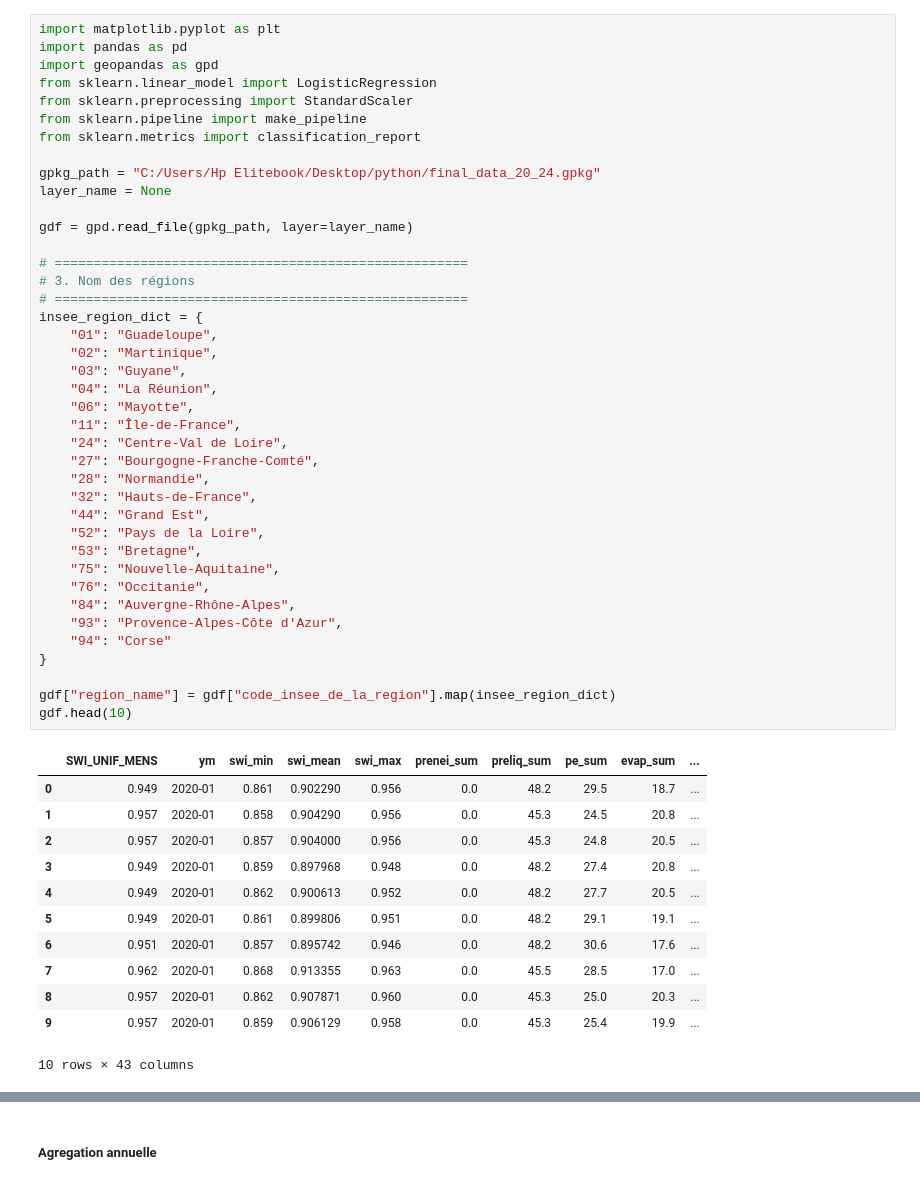
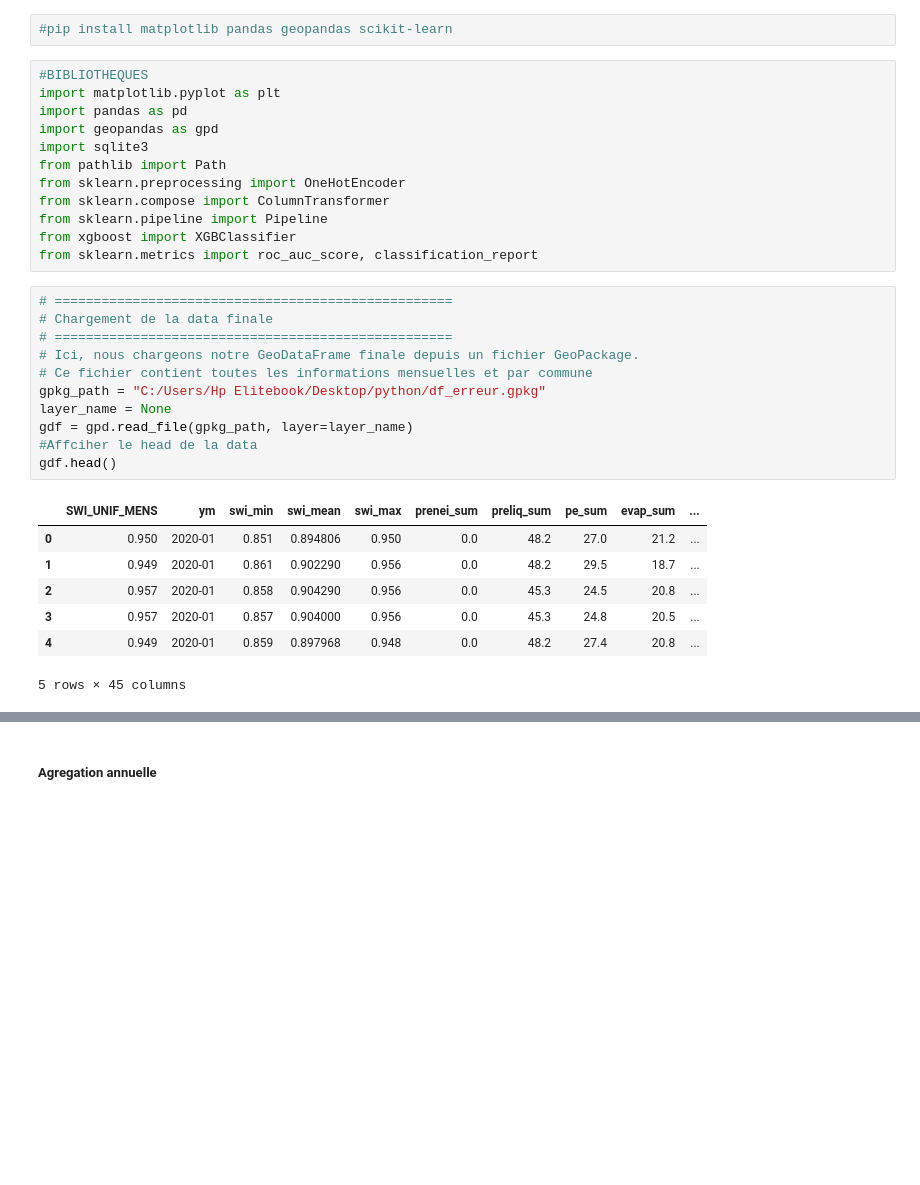
Before and after one commit to Deeson2002/Machine-learning-for-climate-risk, a Jupyter notebook: Code Crespin/Partie3.ipynb, the cells around one changed output, grey strips where cells are left out. Drawn from its saved outputs; the diff is of its cells as text; blank space fills up the shorter version.

```diff
--- a/Code Crespin/Partie3.ipynb
+++ b/Code Crespin/Partie3.ipynb
@@ -21,53 +1,33 @@ Note: you may need to restart the kernel to use updated packages.
+# %%
+#pip install matplotlib pandas geopandas scikit-learn
+# %%
+#BIBLIOTHEQUES
+import matplotlib.pyplot as plt
+import pandas as pd
+import geopandas as gpd
+import sqlite3
+from pathlib import Path
+from sklearn.preprocessing import OneHotEncoder
+from sklearn.compose import ColumnTransformer
+from sklearn.pipeline import Pipeline
+from xgboost import XGBClassifier
+from sklearn.metrics import roc_auc_score, classification_report
 # %%
-import matplotlib.pyplot as plt
-import pandas as pd
-import geopandas as gpd
-from sklearn.linear_model import LogisticRegression
-from sklearn.preprocessing import StandardScaler
-from sklearn.pipeline import make_pipeline
-from sklearn.metrics import classification_report
-
-gpkg_path = "C:/Users/Hp Elitebook/Desktop/python/final_data_20_24.gpkg"
+# ===================================================
+# Chargement de la data finale
+# ===================================================
+# Ici, nous chargeons notre GeoDataFrame finale depuis un fichier GeoPackage.
+# Ce fichier contient toutes les informations mensuelles et par commune
+gpkg_path = "C:/Users/Hp Elitebook/Desktop/python/df_erreur.gpkg"
 layer_name = None
-
 gdf = gpd.read_file(gpkg_path, layer=layer_name)
-
-# =====================================================
-# 3. Nom des régions
-# =====================================================
-insee_region_dict = {
-    "01": "Guadeloupe",
-    "02": "Martinique",
-    "03": "Guyane",
-    "04": "La Réunion",
-    "06": "Mayotte",
-    "11": "Île-de-France",
-    "24": "Centre-Val de Loire",
-    "27": "Bourgogne-Franche-Comté",
-    "28": "Normandie",
-    "32": "Hauts-de-France",
-    "44": "Grand Est",
-    "52": "Pays de la Loire",
-    "53": "Bretagne",
-    "75": "Nouvelle-Aquitaine",
-    "76": "Occitanie",
-    "84": "Auvergne-Rhône-Alpes",
-    "93": "Provence-Alpes-Côte d'Azur",
-    "94": "Corse"
-}
-
-gdf["region_name"] = gdf["code_insee_de_la_region"].map(insee_region_dict)
-gdf.head(10)
+#Affciher le head de la data
+gdf.head()
 # %% [output]
 |  | SWI_UNIF_MENS | ym | swi_min | swi_mean | swi_max | prenei_sum | preliq_sum | pe_sum | evap_sum | ... |
-| 0 | 0.949 | 2020-01 | 0.861 | 0.902290 | 0.956 | 0.0 | 48.2 | 29.5 | 18.7 | ... |
-| 1 | 0.957 | 2020-01 | 0.858 | 0.904290 | 0.956 | 0.0 | 45.3 | 24.5 | 20.8 | ... |
-| 2 | 0.957 | 2020-01 | 0.857 | 0.904000 | 0.956 | 0.0 | 45.3 | 24.8 | 20.5 | ... |
-| 3 | 0.949 | 2020-01 | 0.859 | 0.897968 | 0.948 | 0.0 | 48.2 | 27.4 | 20.8 | ... |
-| 4 | 0.949 | 2020-01 | 0.862 | 0.900613 | 0.952 | 0.0 | 48.2 | 27.7 | 20.5 | ... |
-| 5 | 0.949 | 2020-01 | 0.861 | 0.899806 | 0.951 | 0.0 | 48.2 | 29.1 | 19.1 | ... |
-| 6 | 0.951 | 2020-01 | 0.857 | 0.895742 | 0.946 | 0.0 | 48.2 | 30.6 | 17.6 | ... |
-| 7 | 0.962 | 2020-01 | 0.868 | 0.913355 | 0.963 | 0.0 | 45.5 | 28.5 | 17.0 | ... |
-| 8 | 0.957 | 2020-01 | 0.862 | 0.907871 | 0.960 | 0.0 | 45.3 | 25.0 | 20.3 | ... |
-| 9 | 0.957 | 2020-01 | 0.859 | 0.906129 | 0.958 | 0.0 | 45.3 | 25.4 | 19.9 | ... |
+| 0 | 0.950 | 2020-01 | 0.851 | 0.894806 | 0.950 | 0.0 | 48.2 | 27.0 | 21.2 | ... |
+| 1 | 0.949 | 2020-01 | 0.861 | 0.902290 | 0.956 | 0.0 | 48.2 | 29.5 | 18.7 | ... |
+| 2 | 0.957 | 2020-01 | 0.858 | 0.904290 | 0.956 | 0.0 | 45.3 | 24.5 | 20.8 | ... |
+| 3 | 0.957 | 2020-01 | 0.857 | 0.904000 | 0.956 | 0.0 | 45.3 | 24.8 | 20.5 | ... |
+| 4 | 0.949 | 2020-01 | 0.859 | 0.897968 | 0.948 | 0.0 | 48.2 | 27.4 | 20.8 | ... |
-10 rows × 43 columns
+5 rows × 45 columns
```
Also changed, not shown: parts of 24 cells of this notebook.
